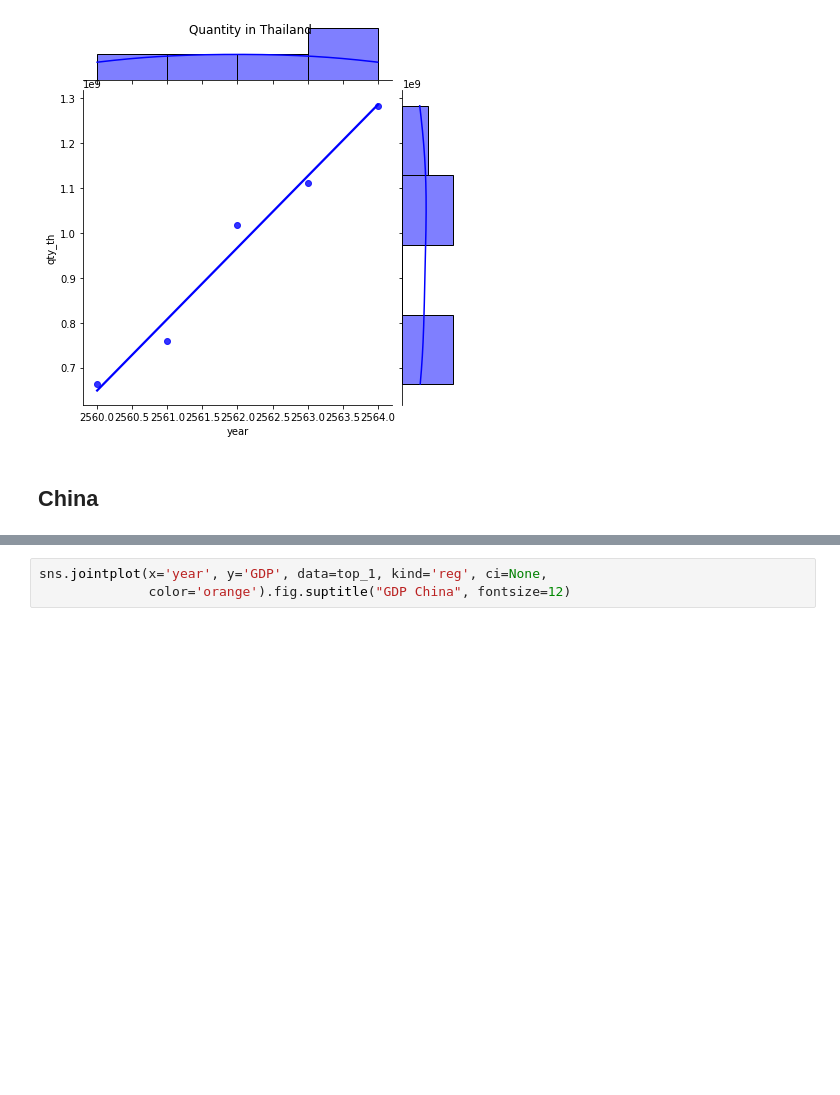
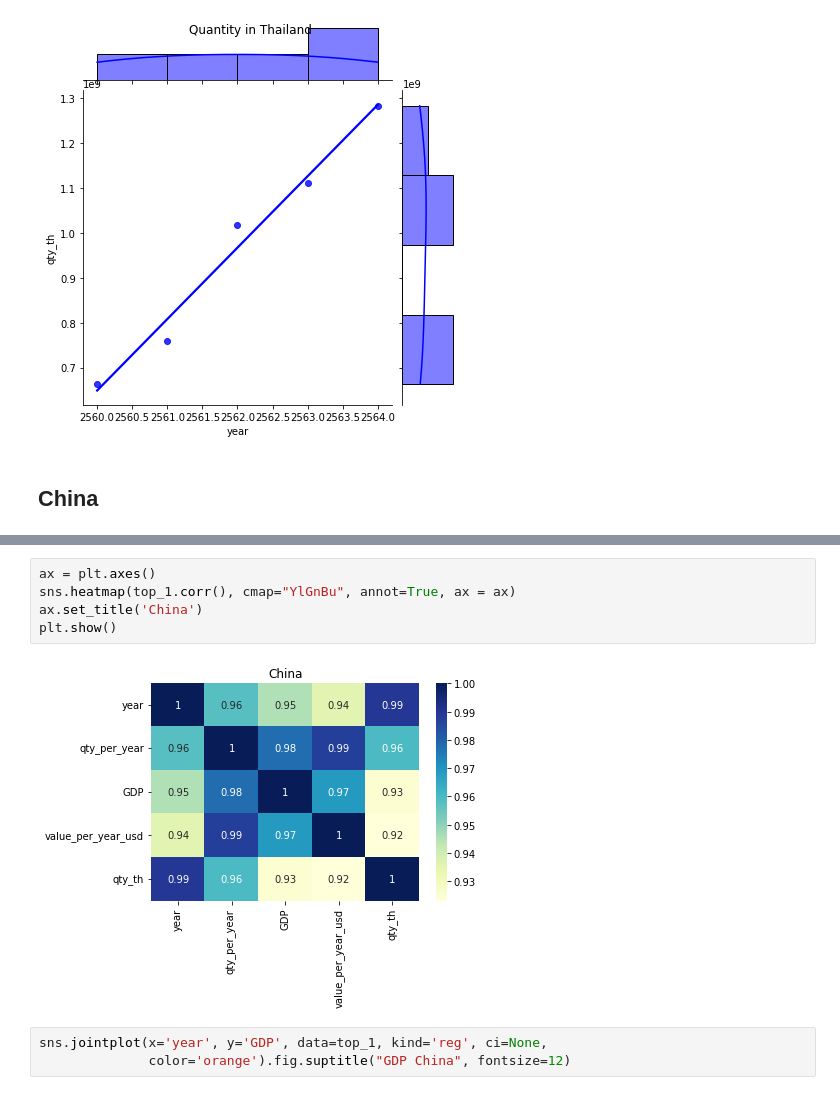
Before and after one commit to IsDaBaeS/DSI314-Project, a Jupyter notebook: multiple_linear_regression.ipynb, the cells around one changed output, grey strips where cells are left out. Saved outputs shown, nothing was run; the diff lists cells and outputs as text; blank space fills up the shorter version.

```diff
--- a/multiple_linear_regression.ipynb
+++ b/multiple_linear_regression.ipynb
@@ -367,3 +448,10 @@ Text(0.5, 0.98, 'Quantity in Thailand')
+# %%
+ax = plt.axes()
+sns.heatmap(top_1.corr(), cmap="YlGnBu", annot=True, ax = ax)
+ax.set_title('China')
+plt.show()
+# %% [output]
+[figure, added]
 # %%
 sns.jointplot(x='year', y='GDP', data=top_1, kind='reg', ci=None,
               color='orange').fig.suptitle("GDP China", fontsize=12)
```
Also changed, not shown: parts of 18 cells of this notebook.
